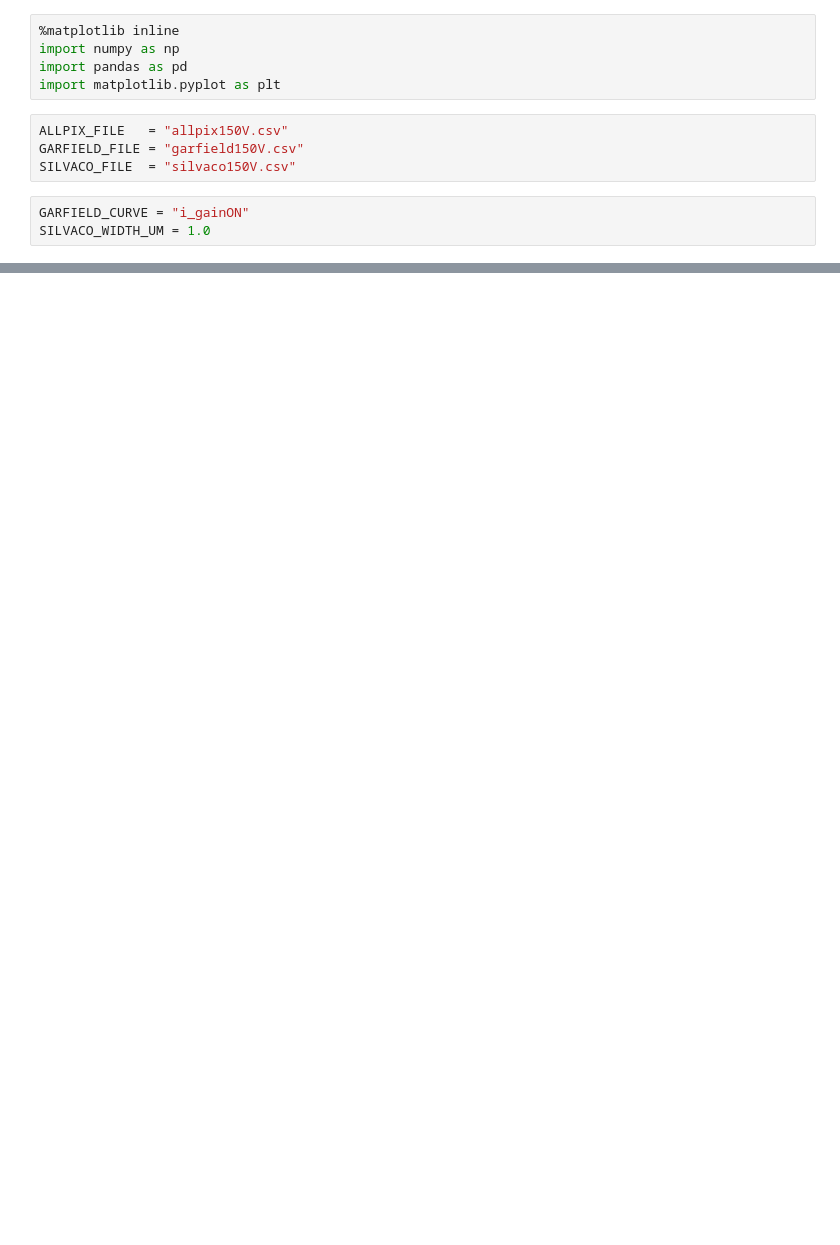
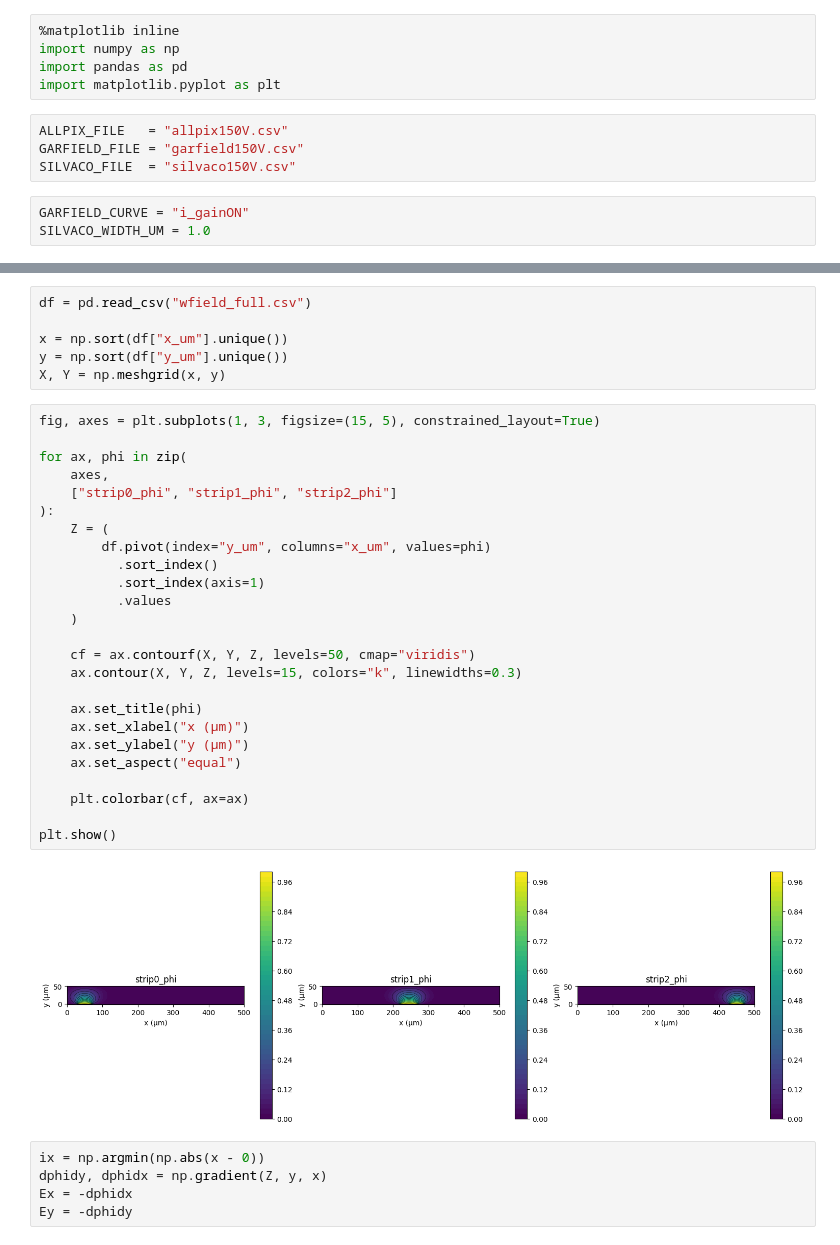
Before and after one commit to ahaines561/Garfieldpp-analysis, a Jupyter notebook: main.ipynb, the cells around one changed output, grey strips where cells are left out. Cells and saved outputs as stored; diff of their text form; blank space fills up the shorter version.

```diff
--- a/main.ipynb
+++ b/main.ipynb
@@ -86,0 +85,38 @@ plt.show()
+# %%
+df = pd.read_csv("wfield_full.csv")
+
+x = np.sort(df["x_um"].unique())
+y = np.sort(df["y_um"].unique())
+X, Y = np.meshgrid(x, y)
+# %%
+fig, axes = plt.subplots(1, 3, figsize=(15, 5), constrained_layout=True)
+
+for ax, phi in zip(
+    axes,
+    ["strip0_phi", "strip1_phi", "strip2_phi"]
+):
+    Z = (
+        df.pivot(index="y_um", columns="x_um", values=phi)
+          .sort_index()
+          .sort_index(axis=1)
+          .values
+    )
+
+    cf = ax.contourf(X, Y, Z, levels=50, cmap="viridis")
+    ax.contour(X, Y, Z, levels=15, colors="k", linewidths=0.3)
+
+    ax.set_title(phi)
+    ax.set_xlabel("x (μm)")
+    ax.set_ylabel("y (μm)")
+    ax.set_aspect("equal")
+
+    plt.colorbar(cf, ax=ax)
+
+plt.show()
+# %% [output]
+[figure, added]
+# %%
+ix = np.argmin(np.abs(x - 0))
+dphidy, dphidx = np.gradient(Z, y, x)
+Ex = -dphidx
+Ey = -dphidy
```
Also changed, not shown: parts of 11 cells of this notebook, 1 other file.
